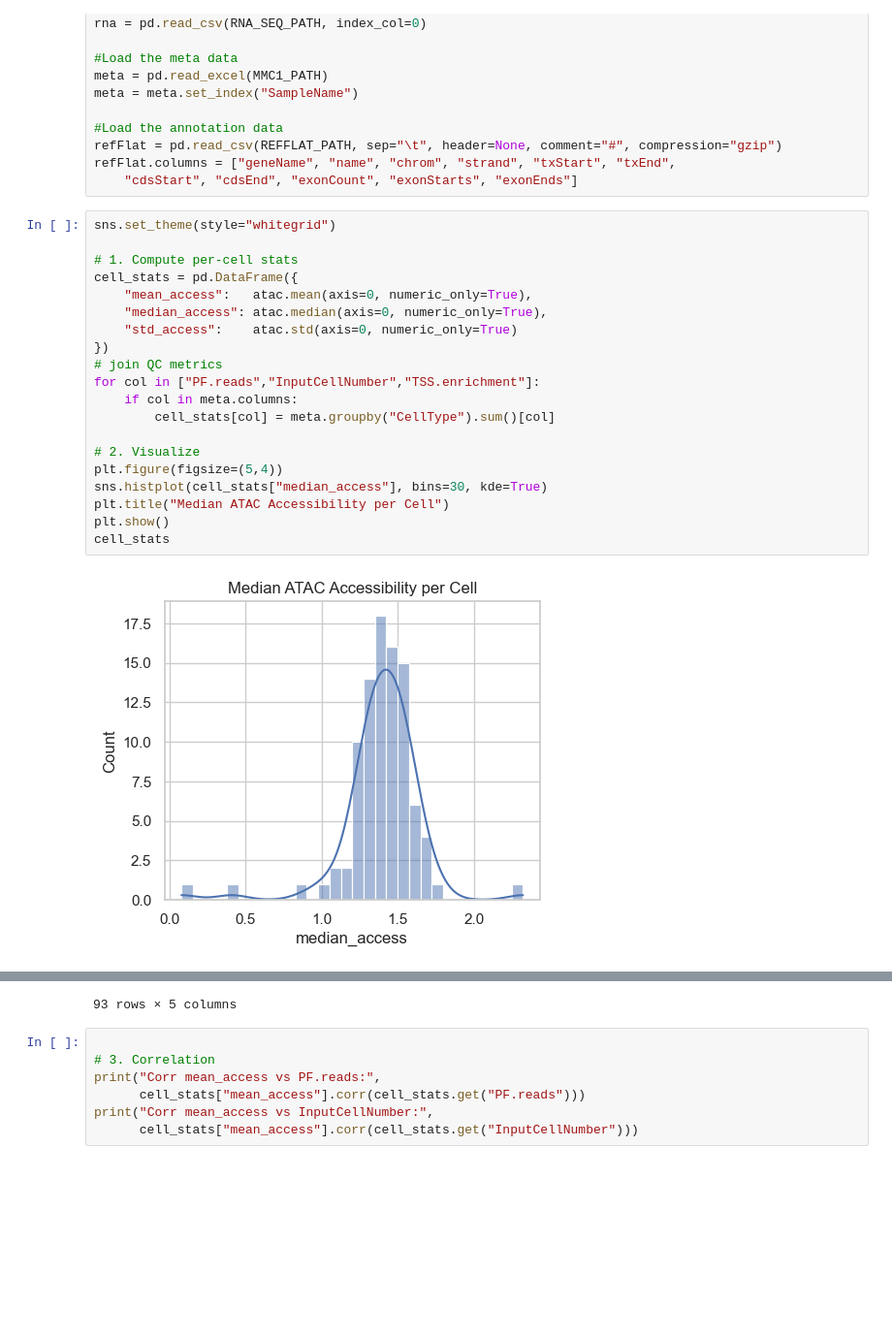
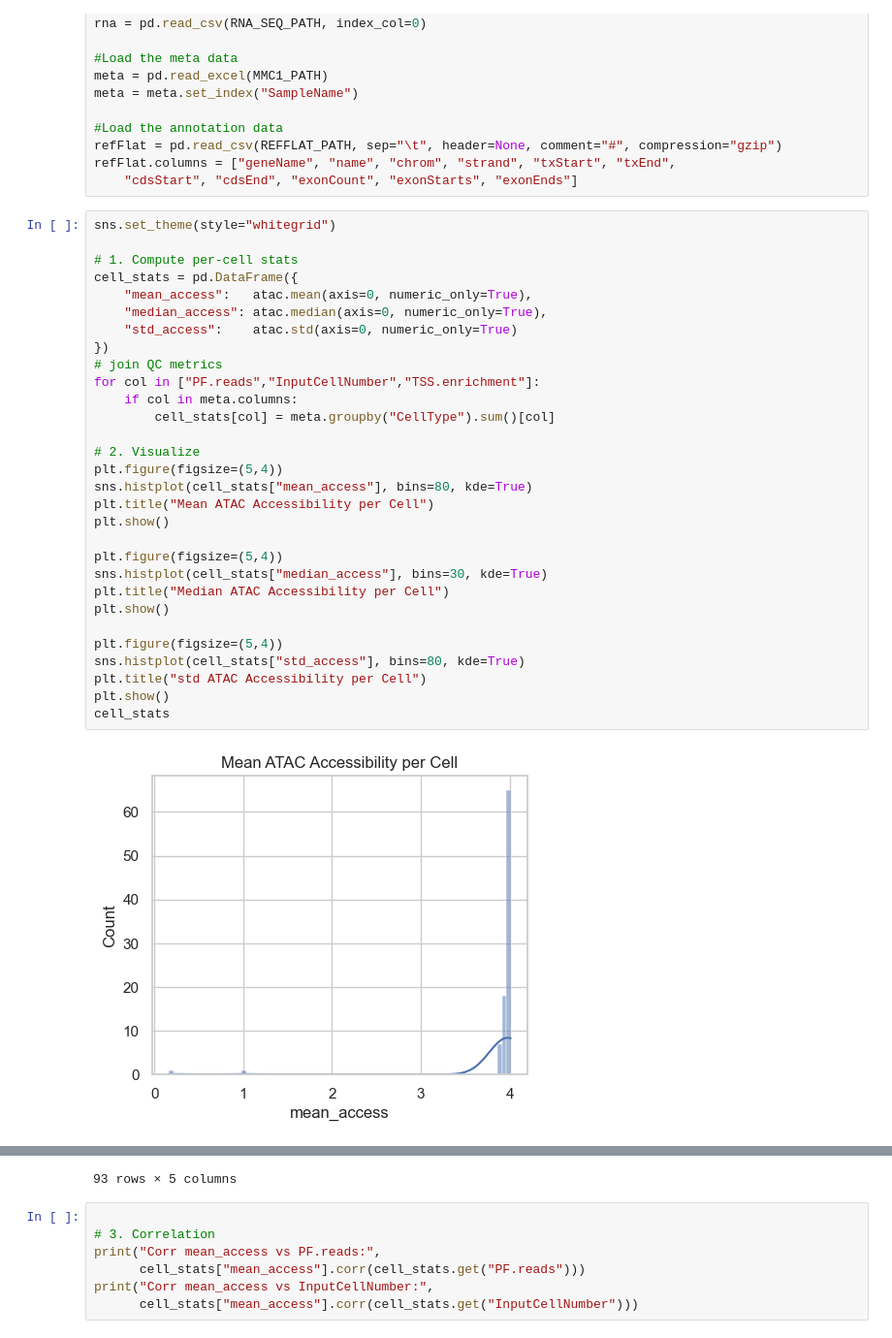
Before and after one commit to Topic2-Gene-Regulation-Immune-Cells/ILC-cells-Team4, a Jupyter notebook: test.ipynb, the cells around one changed output, grey strips where cells are left out. Shown at 97% size. Saved outputs shown, nothing was run; the diff lists cells and outputs as text; blank space fills up the shorter version.

Commit message:
added some qc plots for atac and rna

```diff
--- a/test.ipynb
+++ b/test.ipynb
@@ -50,22 +50,32 @@ refFlat.columns = ["geneName", "name", "chrom", "strand", "txStart", "txEnd",
 # %%
 sns.set_theme(style="whitegrid")
 
 # 1. Compute per‐cell stats
 cell_stats = pd.DataFrame({
     "mean_access":   atac.mean(axis=0, numeric_only=True),
     "median_access": atac.median(axis=0, numeric_only=True),
     "std_access":    atac.std(axis=0, numeric_only=True)
 })
 # join QC metrics
 for col in ["PF.reads","InputCellNumber","TSS.enrichment"]:
     if col in meta.columns:
         cell_stats[col] = meta.groupby("CellType").sum()[col]
 
 # 2. Visualize
 plt.figure(figsize=(5,4))
+sns.histplot(cell_stats["mean_access"], bins=80, kde=True)
+plt.title("Mean ATAC Accessibility per Cell")
+plt.show()
+
+plt.figure(figsize=(5,4))
 sns.histplot(cell_stats["median_access"], bins=30, kde=True)
 plt.title("Median ATAC Accessibility per Cell")
 plt.show()
+
+plt.figure(figsize=(5,4))
+sns.histplot(cell_stats["std_access"], bins=80, kde=True)
+plt.title("std ATAC Accessibility per Cell")
+plt.show()
 cell_stats
 # %% [output]
-[figure, old version]
+[figure, new version]
```
Also changed, not shown: parts of 2 cells of this notebook.
